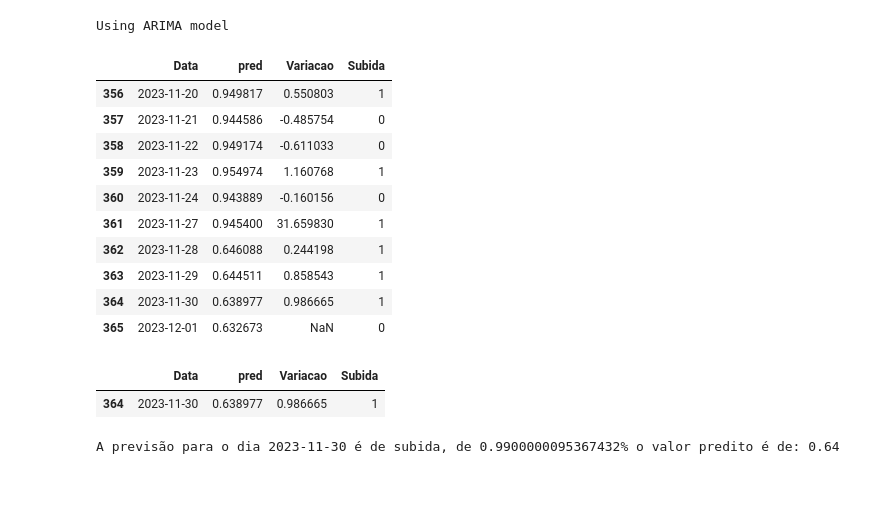
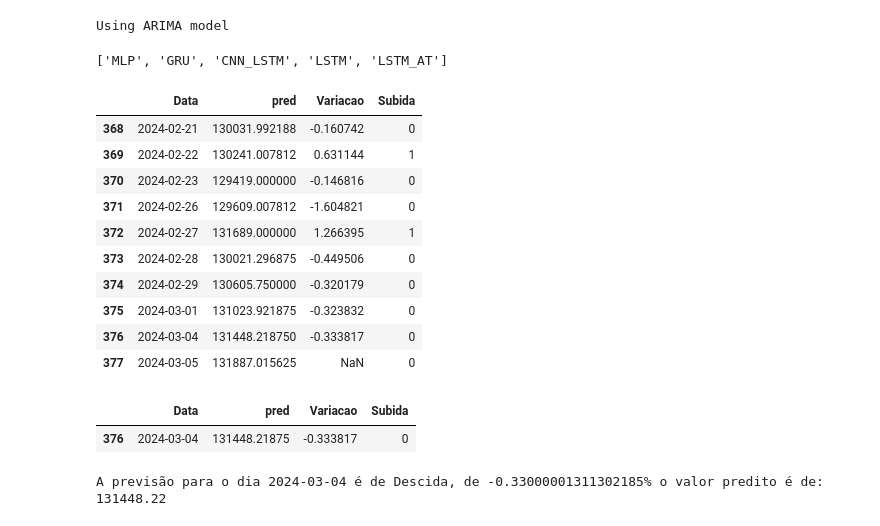
Before and after one commit to brunoodutra/Time_Series_Forecast, a Jupyter notebook: acoes/predicao_de_acoes.ipynb, the cells around one changed output. Cells and saved outputs as stored; diff of their text form; code cells hidden in the pictures; blank space fills up the shorter version.

```diff
--- a/acoes/predicao_de_acoes.ipynb
+++ b/acoes/predicao_de_acoes.ipynb
@@ -828,12 +827,17 @@ array([[0.744294  , 0.7583272 , 0.76428777, ..., 0.7288243 , 0.69791704,
 new_predictions=[]
 for model in list_of_models:
     # processo interativo para predição com o modelo de rede neural
-    dias_antes=1
-    n_steps=4
+    dias_antes=0
+    n_steps=5
 
-    NN_predictions=y_test[:-dias_antes].copy()
-    X_inputs=X_test[:-dias_antes,:].copy()
-    T_preds=T_test.values[:-dias_antes].copy()
+    if dias_antes == 0:
+        NN_predictions=y_test.copy()
+        X_inputs=X_test.copy()
+        T_preds=T_test.values.copy()
+    else :
+        NN_predictions=y_test[:-dias_antes].copy()
+        X_inputs=X_test[:-dias_antes,:].copy()
+        T_preds=T_test.values[:-dias_antes].copy()
     continuous_time=T_preds.copy()
     for k in range(n_steps):
 
@@ -926,36 +927,43 @@ fig.update_layout(
 
 # Exibe o gráfico
 fig.show()
+# %%
+# modelos treinados
+[model.name for model in list_of_models]
+# %% [output]
+['MLP', 'GRU', 'CNN_LSTM', 'LSTM', 'LSTM_AT']
 # %%
-pred_data_df=pd.DataFrame({'Data': T_preds, 'pred': NN_predictions})
+model_idx=[model.name for model in list_of_models].index('GRU')
+
+pred_data_df=pd.DataFrame({'Data': T_preds, 'pred': new_predictions[:,model_idx]})
 # Calcular a variação percentual entre o preço de fechamento de um dia e o dia seguinte
 pred_data_df['Variacao'] = ((pred_data_df['pred']-pred_data_df['pred'].shift(-1)) / pred_data_df['pred'])*100
 
 # Definir a variável alvo com base na variação percentual
 pred_data_df['Subida'] = pred_data_df['Variacao'].apply(lambda x: 1 if x > 0.2 else 0)
 pred_data_df.tail(10)
 # %% [output]
 |  | Data | pred | Variacao | Subida |
-| 356 | 2023-11-20 | 0.949817 | 0.550803 | 1 |
-| 357 | 2023-11-21 | 0.944586 | -0.485754 | 0 |
-| 358 | 2023-11-22 | 0.949174 | -0.611033 | 0 |
-| 359 | 2023-11-23 | 0.954974 | 1.160768 | 1 |
-| 360 | 2023-11-24 | 0.943889 | -0.160156 | 0 |
-| 361 | 2023-11-27 | 0.945400 | 31.659830 | 1 |
-| 362 | 2023-11-28 | 0.646088 | 0.244198 | 1 |
-| 363 | 2023-11-29 | 0.644511 | 0.858543 | 1 |
-| 364 | 2023-11-30 | 0.638977 | 0.986665 | 1 |
-| 365 | 2023-12-01 | 0.632673 | NaN | 0 |
+| 368 | 2024-02-21 | 130031.992188 | -0.160742 | 0 |
+| 369 | 2024-02-22 | 130241.007812 | 0.631144 | 1 |
+| 370 | 2024-02-23 | 129419.000000 | -0.146816 | 0 |
+| 371 | 2024-02-26 | 129609.007812 | -1.604821 | 0 |
+| 372 | 2024-02-27 | 131689.000000 | 1.266395 | 1 |
+| 373 | 2024-02-28 | 130021.296875 | -0.449506 | 0 |
+| 374 | 2024-02-29 | 130605.750000 | -0.320179 | 0 |
+| 375 | 2024-03-01 | 131023.921875 | -0.323832 | 0 |
+| 376 | 2024-03-04 | 131448.218750 | -0.333817 | 0 |
+| 377 | 2024-03-05 | 131887.015625 | NaN | 0 |
 # %%
 result=pred_data_df.iloc[-2:-1,:]
 result
 # %% [output]
 |  | Data | pred | Variacao | Subida |
-| 364 | 2023-11-30 | 0.638977 | 0.986665 | 1 |
+| 376 | 2024-03-04 | 131448.21875 | -0.333817 | 0 |
 # %%
 print("A previsão para o dia", result['Data'].item().date(),
       "é de", 'subida,' if result['Subida'].values==1 else "Descida,",
       f"de {np.round(result['Variacao'].values[0],2)}%",
       "o valor predito é de:", np.round(result['pred'].values[0],2) )
 # %% [output]
-A previsão para o dia 2023-11-30 é de subida, de 0.9900000095367432% o valor predito é de: 0.64
+A previsão para o dia 2024-03-04 é de Descida, de -0.33000001311302185% o valor predito é de: 131448.22
```
Also changed, not shown: parts of 18 cells of this notebook, 1 other file.
